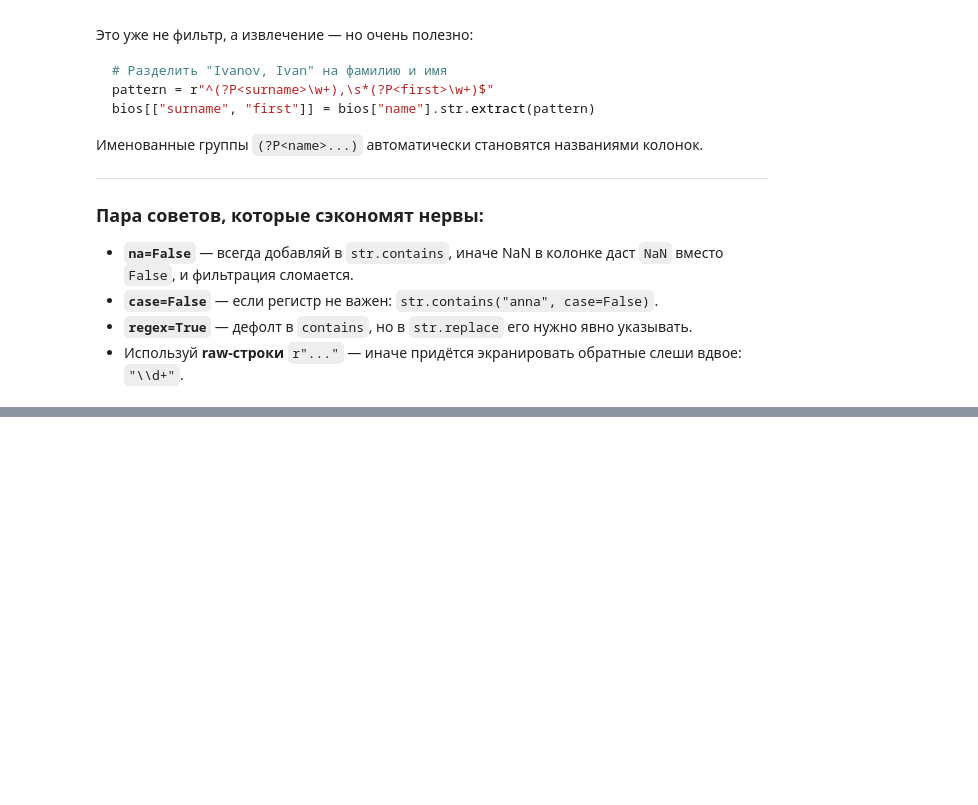
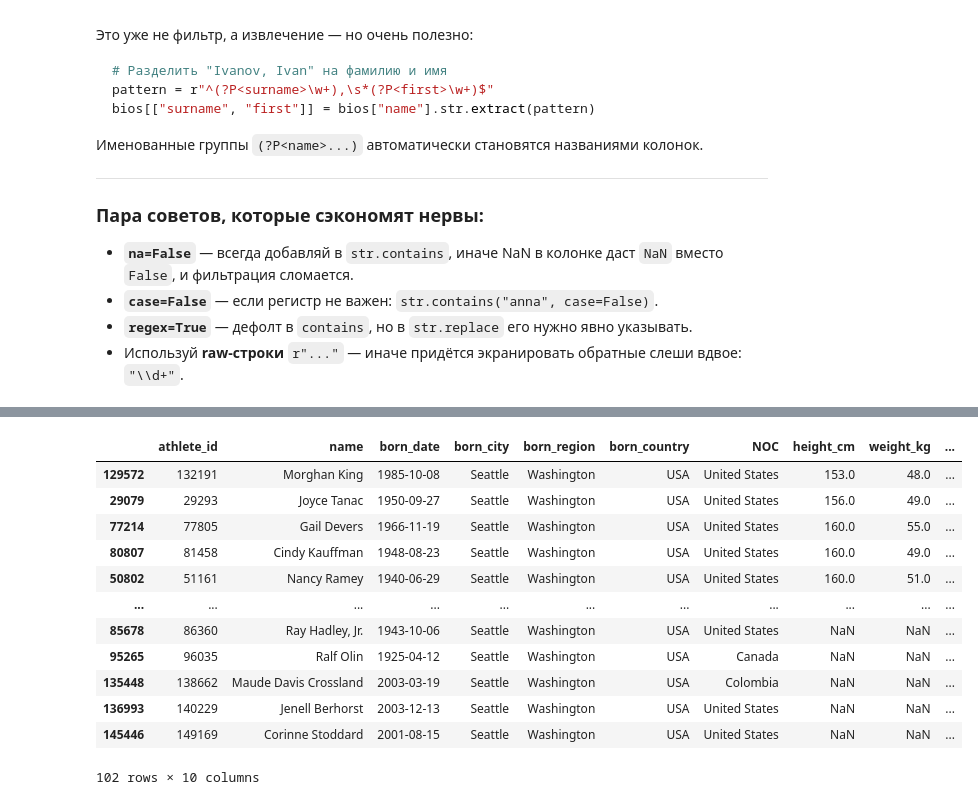
Before and after one commit to KidIsKing/learn_pandas, a Jupyter notebook: tutorial.ipynb, the cells around one changed output, grey strips where cells are left out. Cells and saved outputs as stored; diff of their text form; code cells hidden in the pictures; blank space fills up the shorter version.

```diff
--- a/tutorial.ipynb
+++ b/tutorial.ipynb
@@ -539,0 +556,17 @@ bios[["surname", "first"]] = bios["name"].str.extract(pattern)
+# %%
+bios.query("born_country == \"USA\"")  # Ещё один способ фильтрации по условию
+bios.query('born_country == "USA" and born_city == "Seattle"') # От кавычек зависит надобность в "\"
+# %% [output]
+|  | athlete_id | name | born_date | born_city | born_region | born_country | NOC | height_cm | weight_kg | ... |
+| 129572 | 132191 | Morghan King | 1985-10-08 | Seattle | Washington | USA | United States | 153.0 | 48.0 | ... |
+| 29079 | 29293 | Joyce Tanac | 1950-09-27 | Seattle | Washington | USA | United States | 156.0 | 49.0 | ... |
+| 77214 | 77805 | Gail Devers | 1966-11-19 | Seattle | Washington | USA | United States | 160.0 | 55.0 | ... |
+| 80807 | 81458 | Cindy Kauffman | 1948-08-23 | Seattle | Washington | USA | United States | 160.0 | 49.0 | ... |
+| 50802 | 51161 | Nancy Ramey | 1940-06-29 | Seattle | Washington | USA | United States | 160.0 | 51.0 | ... |
+| ... | ... | ... | ... | ... | ... | ... | ... | ... | ... | ... |
+| 85678 | 86360 | Ray Hadley, Jr. | 1943-10-06 | Seattle | Washington | USA | United States | NaN | NaN | ... |
+| 95265 | 96035 | Ralf Olin | 1925-04-12 | Seattle | Washington | USA | Canada | NaN | NaN | ... |
+| 135448 | 138662 | Maude Davis Crossland | 2003-03-19 | Seattle | Washington | USA | Colombia | NaN | NaN | ... |
+| 136993 | 140229 | Jenell Berhorst | 2003-12-13 | Seattle | Washington | USA | United States | NaN | NaN | ... |
+| 145446 | 149169 | Corinne Stoddard | 2001-08-15 | Seattle | Washington | USA | United States | NaN | NaN | ... |
+102 rows × 10 columns
```
Also changed, not shown: parts of 8 cells of this notebook.
